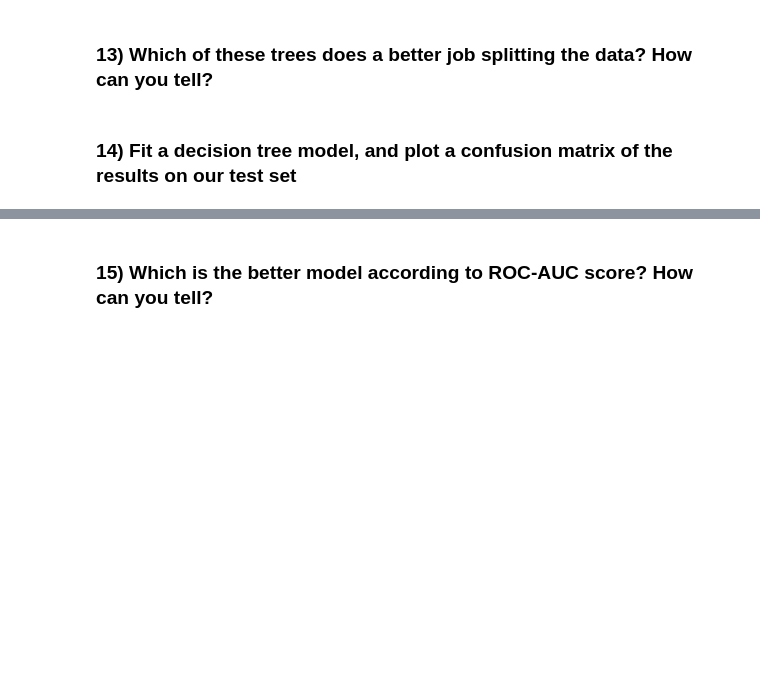
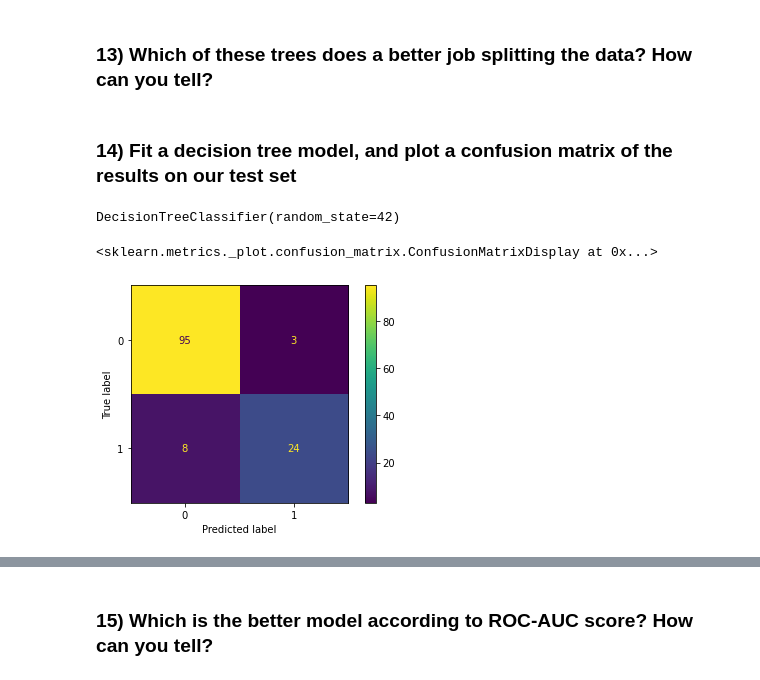
Before and after one commit to njw27/P3_CC_review, a Jupyter notebook: P3-Code-Challenge-Review-students.ipynb, the cells around one changed output, grey strips where cells are left out. Drawn from its saved outputs; the diff is of its cells as text; code cells hidden in the pictures; blank space fills up the shorter version.

```diff
--- a/P3-Code-Challenge-Review-students.ipynb
+++ b/P3-Code-Challenge-Review-students.ipynb
@@ -173,9 +304,16 @@ plot_tree(dt_maxdepth1_v2, ['origin'])
 # %%
 # Fit a decision tree model
 # Name the model `dt` and set random_state = 42
-dt =
+dt = DecisionTreeClassifier(random_state = 42)
+dt.fit(X_train_scaled, y_train)
+# %% [output]
+DecisionTreeClassifier(random_state=42)
 # %%
 # Plot a confusion matrix on the test data
+plot_confusion_matrix(dt, X_test_scaled, y_test)
+# %% [output]
+<sklearn.metrics._plot.confusion_matrix.ConfusionMatrixDisplay at 0x...>
+[figure, added]
 # %%
 # Visualizing the ROCs for the models we've done
 fig, ax = plt.subplots()
```
Also changed, not shown: parts of 38 cells of this notebook.
